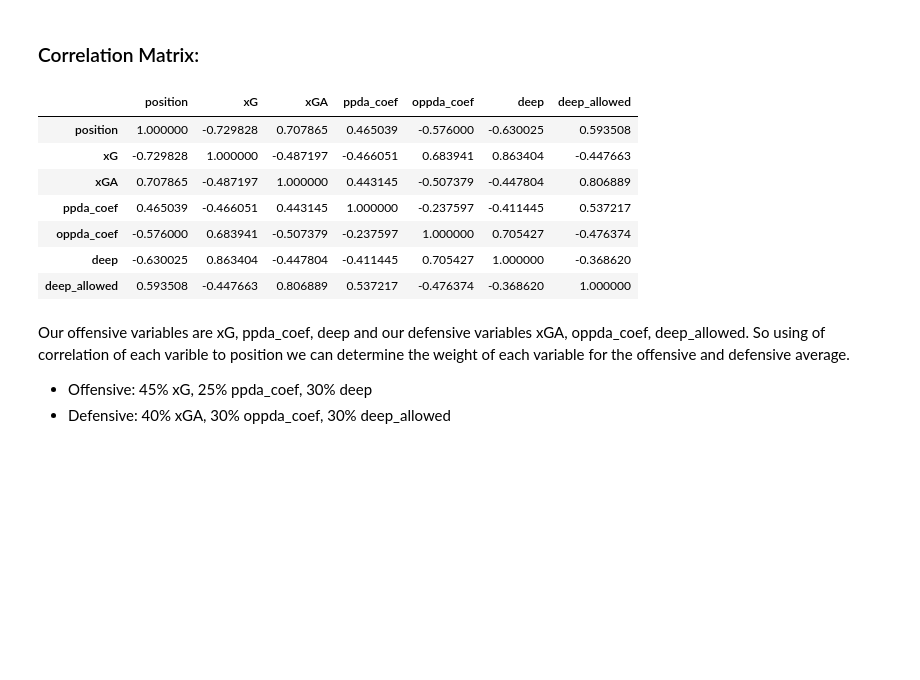
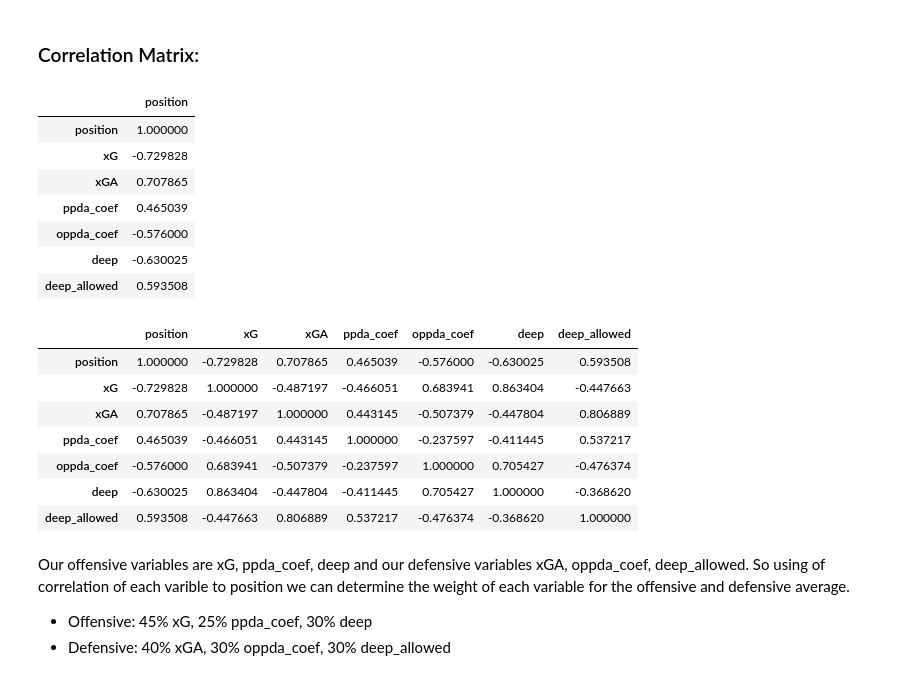
Before and after one commit to data301-2021-summer2/football-metrics-analysis, a Jupyter notebook: analysis/Final_Unified_Analysis.ipynb, the cells around one changed output. Cells and saved outputs as stored; diff of their text form; code cells hidden in the pictures; blank space fills up the shorter version.

```diff
--- a/analysis/Final_Unified_Analysis.ipynb
+++ b/analysis/Final_Unified_Analysis.ipynb
@@ -54,17 +54,27 @@ df
 ### Correlation Matrix:
 # %%
 corr = df.corr()
-#corr.to_csv (r'../data/processed/corr_CJ.csv', index = False, header=True)
+corr1=corr.drop(columns={'xG','xGA','ppda_coef','oppda_coef','deep','deep_allowed'})
+display(corr1)
+#corr1.to_csv (r'../data/processed/corr1_CJ.csv', index = False, header=True)
 corr.style.background_gradient(cmap='coolwarm')
 # %% [output]
-|  | position | xG | xGA | ppda_coef | oppda_coef | deep | deep_allowed |
-| position | 1.000000 | -0.729828 | 0.707865 | 0.465039 | -0.576000 | -0.630025 | 0.593508 |
-| xG | -0.729828 | 1.000000 | -0.487197 | -0.466051 | 0.683941 | 0.863404 | -0.447663 |
-| xGA | 0.707865 | -0.487197 | 1.000000 | 0.443145 | -0.507379 | -0.447804 | 0.806889 |
-| ppda_coef | 0.465039 | -0.466051 | 0.443145 | 1.000000 | -0.237597 | -0.411445 | 0.537217 |
-| oppda_coef | -0.576000 | 0.683941 | -0.507379 | -0.237597 | 1.000000 | 0.705427 | -0.476374 |
-| deep | -0.630025 | 0.863404 | -0.447804 | -0.411445 | 0.705427 | 1.000000 | -0.368620 |
-| deep_allowed | 0.593508 | -0.447663 | 0.806889 | 0.537217 | -0.476374 | -0.368620 | 1.000000 |
+|  | position |
+| position | 1.000000 |
+| xG | -0.729828 |
+| xGA | 0.707865 |
+| ppda_coef | 0.465039 |
+| oppda_coef | -0.576000 |
+| deep | -0.630025 |
+| deep_allowed | 0.593508 |
+|  | position | xG | xGA | ppda_coef | oppda_coef | deep | deep_allowed |
+| position | 1.000000 | -0.729828 | 0.707865 | 0.465039 | -0.576000 | -0.630025 | 0.593508 |
+| xG | -0.729828 | 1.000000 | -0.487197 | -0.466051 | 0.683941 | 0.863404 | -0.447663 |
+| xGA | 0.707865 | -0.487197 | 1.000000 | 0.443145 | -0.507379 | -0.447804 | 0.806889 |
+| ppda_coef | 0.465039 | -0.466051 | 0.443145 | 1.000000 | -0.237597 | -0.411445 | 0.537217 |
+| oppda_coef | -0.576000 | 0.683941 | -0.507379 | -0.237597 | 1.000000 | 0.705427 | -0.476374 |
+| deep | -0.630025 | 0.863404 | -0.447804 | -0.411445 | 0.705427 | 1.000000 | -0.368620 |
+| deep_allowed | 0.593508 | -0.447663 | 0.806889 | 0.537217 | -0.476374 | -0.368620 | 1.000000 |
 # %% [markdown]
 Our offensive variables are xG, ppda_coef, deep and our defensive variables xGA, oppda_coef, deep_allowed. So using of correlation of each varible to position we can determine the weight of each variable for the offensive and defensive average.
 - Offensive: 45% xG, 25% ppda_coef, 30% deep
```
Also changed, not shown: parts of 2 cells of this notebook, 2 other files.
